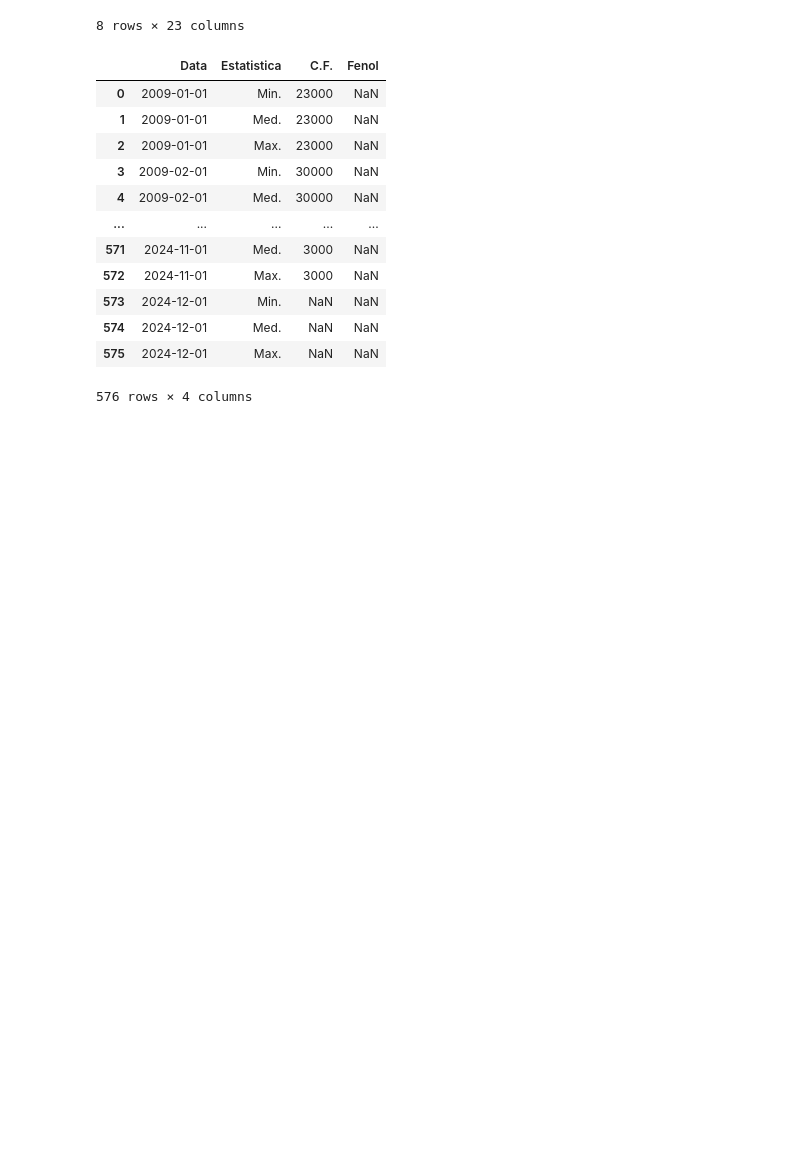
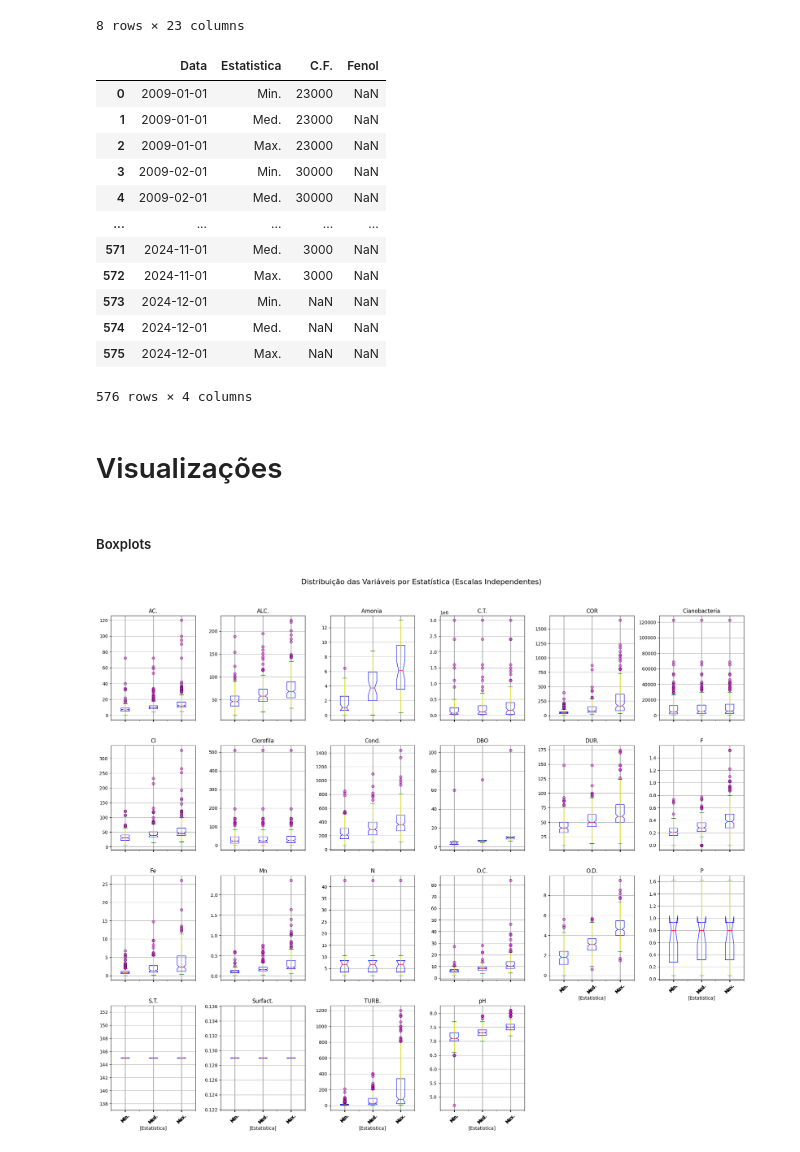
Before and after one commit to Guilherme-Betta/IC2, a Jupyter notebook: jupyter_notebooks/analise_descritiva.ipynb, the cells around one changed output. Cells and saved outputs as stored; diff of their text form; code cells hidden in the pictures; blank space fills up the shorter version.

Commit message:
Boxplots
Algumas alterações mínimas em "dados_faltantes"
Geração de boxplots em "analise_descritiva"

```diff
--- a/jupyter_notebooks/analise_descritiva.ipynb
+++ b/jupyter_notebooks/analise_descritiva.ipynb
@@ -106,3 +111,42 @@ dados.select_dtypes(exclude= float)   # Permite identificar colunas com valores
 | 574 | 2024-12-01 | Med. | NaN | NaN |
 | 575 | 2024-12-01 | Max. | NaN | NaN |
 576 rows × 4 columns
+# %% [markdown]
+# Visualizações
+# %%
+dados['Estatistica'] = pd.Categorical(dados['Estatistica'],                 # Faz com que as estatísticas sejam representadas visualmente em ordem
+                                      categories=['Min.', 'Med.', 'Max.'],  # crescente, o que é mais intuitivo do que a ordem alfabética
+                                      ordered=True)                         # Max - Med - Min
+# %% [markdown]
+##### Boxplots
+# %%
+### Formatação dos boxplots
+
+cores_customizadas = {      # Guarda as cores para cada parte do boxplot num dicionário
+    'boxes': 'Blue',
+    'medians': 'Red',
+    'whiskers': 'Yellow',
+    'caps': 'Green'
+}
+
+estilo_outliers = dict(             # Determina a formatação dos pontos outliers
+    markerfacecolor = 'magenta',    # Determina a cor dos pontos
+    marker = 'o',                   # Determina o formato dos pontos (no caso, círculos perfeitos)
+    alpha = 0.5                     # Determina a opacidade / transparência dos pontos
+)
+# %%
+dados.boxplot(by='Estatistica',             # Agrupa os dados por Estatística
+            layout=(5, 6),                  # Organiza os boxplots em linhas e colunas
+            figsize=(20,20),                # Determina o tamanho da figura
+            sharey = False,                 # Faz com que diferentes variáveis apresentem diferentes escalas (mais apropriadas para cada uma)
+            rot = 45,                       # Rotaciona os rótulos para evitar sobreposição
+            color = cores_customizadas,     # Aplica as cores escolhidas
+            flierprops = estilo_outliers,
+            notch = True,
+            )   # Aplica a formatação dos outliers escolhida
+plt.suptitle('Distribuição das Variáveis por Estatística (Escalas Independentes)', fontsize=16, y=1.02)
+
+# Ajusta o espaçamento entre os gráficos para não ficarem grudados
+plt.tight_layout()
+# %% [output]
+[figure, added]
```
Also changed, not shown: parts of 7 cells of this notebook, 1 other file.
